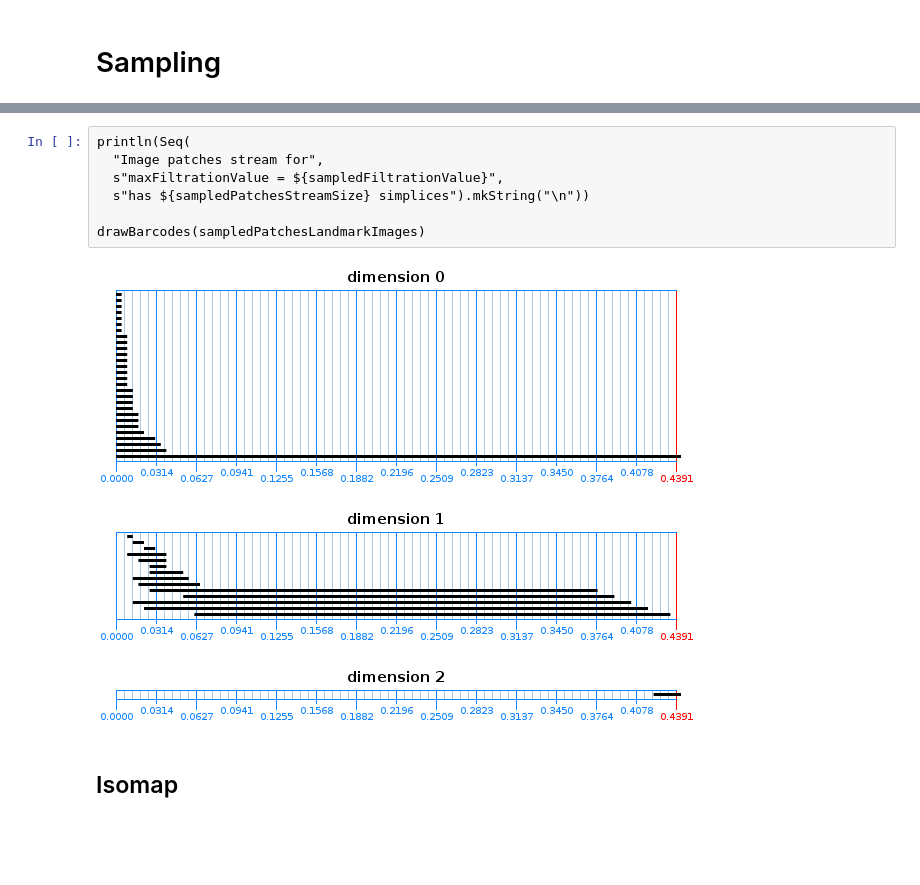
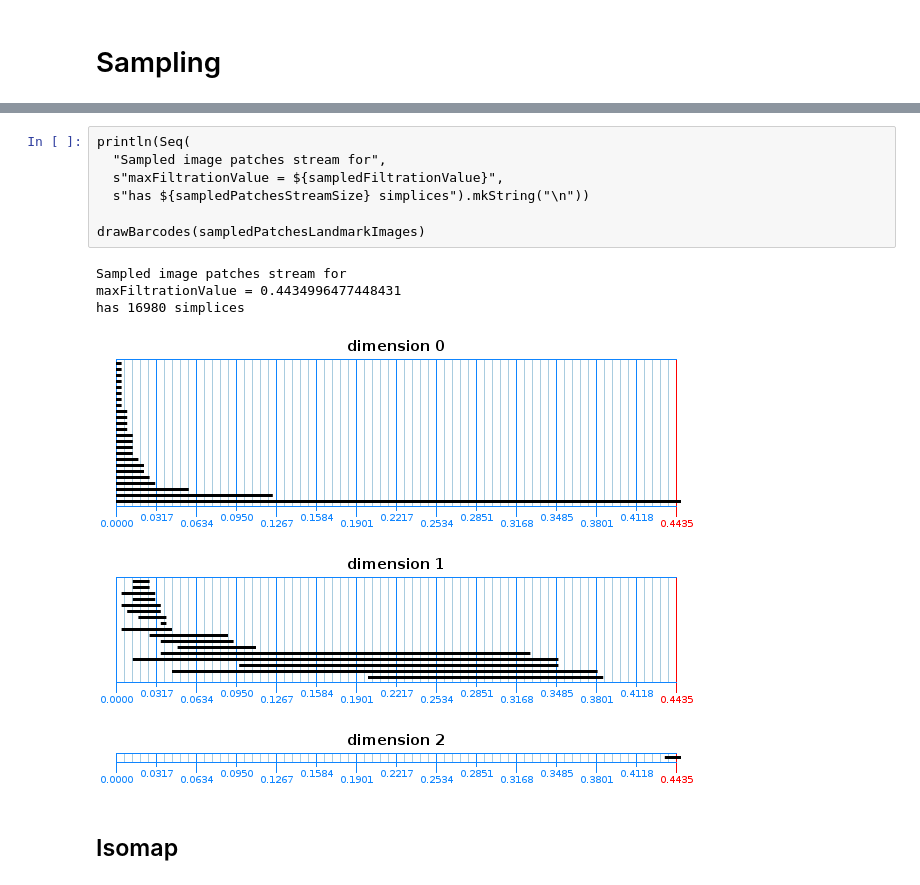
Before and after one commit to lambdaofgod/tda-project, a Jupyter notebook: notebooks/Natural image patches.ipynb, the cells around one changed output, grey strips where cells are left out. Drawn from its saved outputs; the diff is of its cells as text; blank space fills up the shorter version.

```diff
--- a/notebooks/Natural image patches.ipynb
+++ b/notebooks/Natural image patches.ipynb
@@ -135,14 +149,17 @@ lazy val (sampledPatchesStreamSize, sampledFiltrationValue, (_, sampledPatchesLa
 # %%
 println(Seq(
-  "Image patches stream for",
+  "Sampled image patches stream for",
   s"maxFiltrationValue = ${sampledFiltrationValue}",
   s"has ${sampledPatchesStreamSize} simplices").mkString("\n"))
 
 drawBarcodes(sampledPatchesLandmarkImages)
 # %% [output]
+Sampled image patches stream for
+maxFiltrationValue = 0.4434996477448431
+has 16980 simplices
-[figure, old version]
+[figure, new version]
-[figure, old version]
+[figure, new version]
-[figure, old version]
+[figure, new version]
 # %% [markdown]
 ## Isomap
 # %%
```
Also changed, not shown: parts of 15 cells of this notebook, 5 other files.
